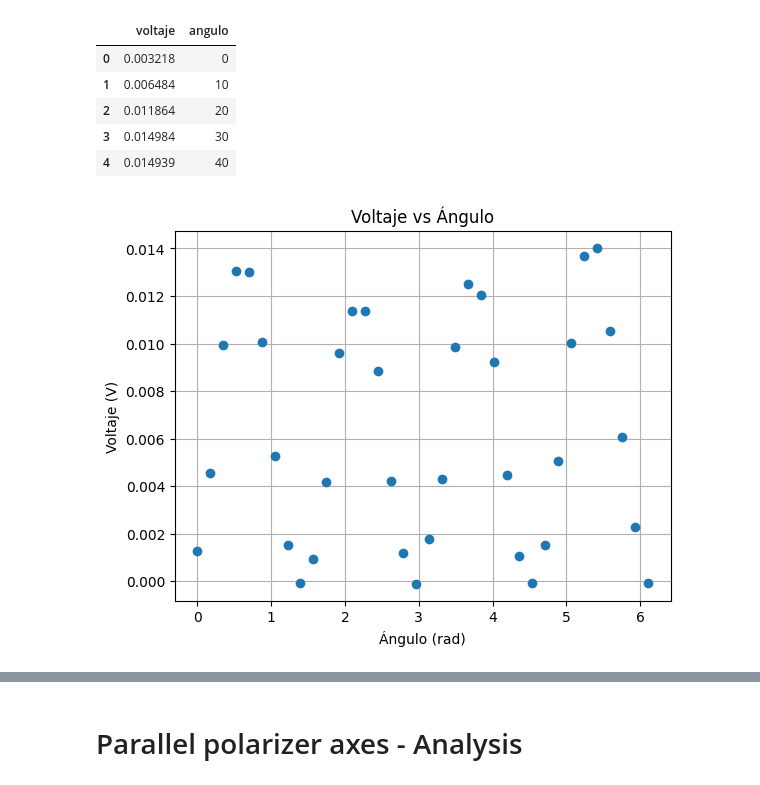
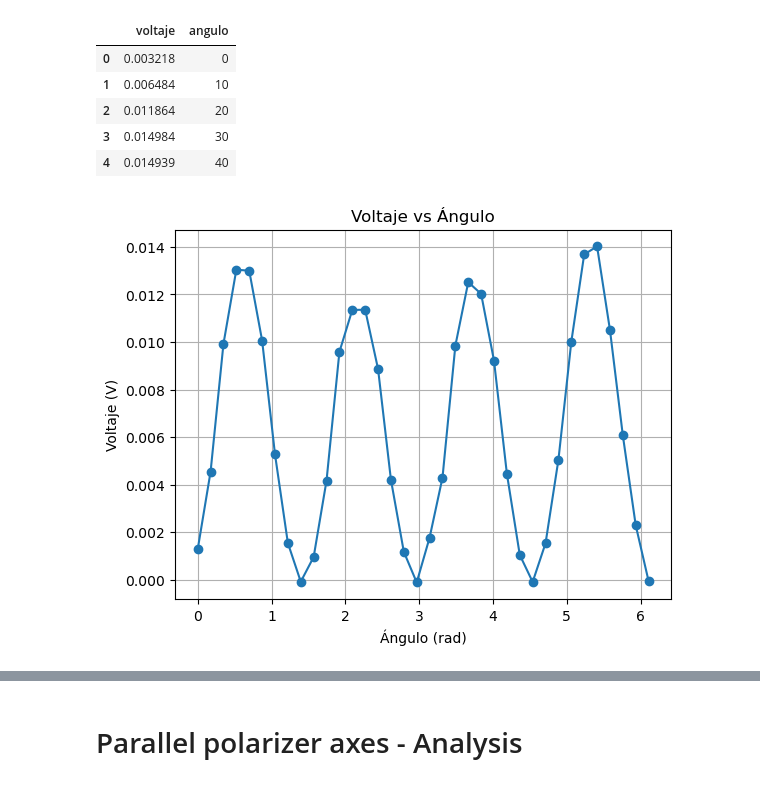
Before and after one commit to BernardoPironio/Polarimetro, a Jupyter notebook: analisis mediciones paralelo y ortogonal.ipynb, the cells around one changed output, grey strips where cells are left out. Saved outputs shown, nothing was run; the diff lists cells and outputs as text; code cells hidden in the pictures.

```diff
--- a/analisis mediciones paralelo y ortogonal.ipynb
+++ b/analisis mediciones paralelo y ortogonal.ipynb
@@ -22,11 +22,11 @@ medicion.head()
 | 4 | 0.014939 | 40 |
 # %%
 #we plot the data to see if it looks like a sinusoidal function, as we expect
-plt.plot(theta, I_med, 'o')
+plt.plot(theta, I_med, 'o-')
 plt.xlabel('Ángulo (rad)')
 plt.ylabel('Voltaje (V)')
 plt.title('Voltaje vs Ángulo')
 plt.grid()
 plt.show()
 # %% [output]
-[figure, old version]
+[figure, new version]
```
Also changed, not shown: parts of 40 cells of this notebook, 1 other file.
